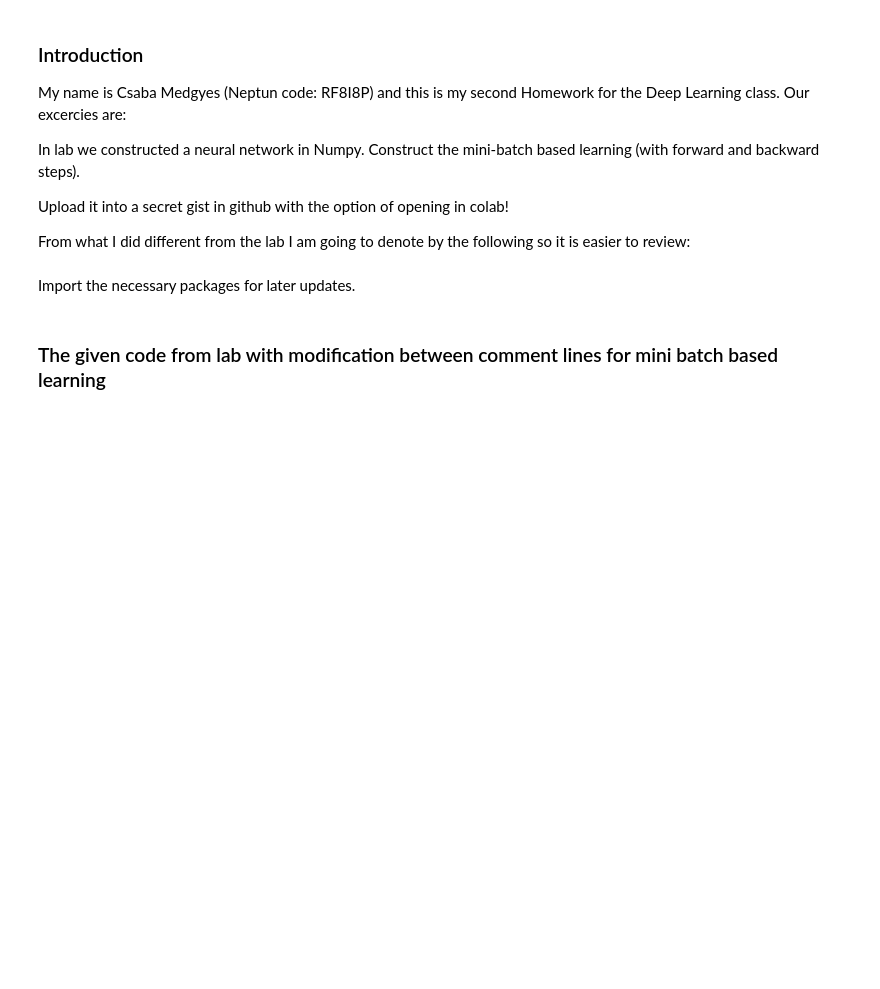
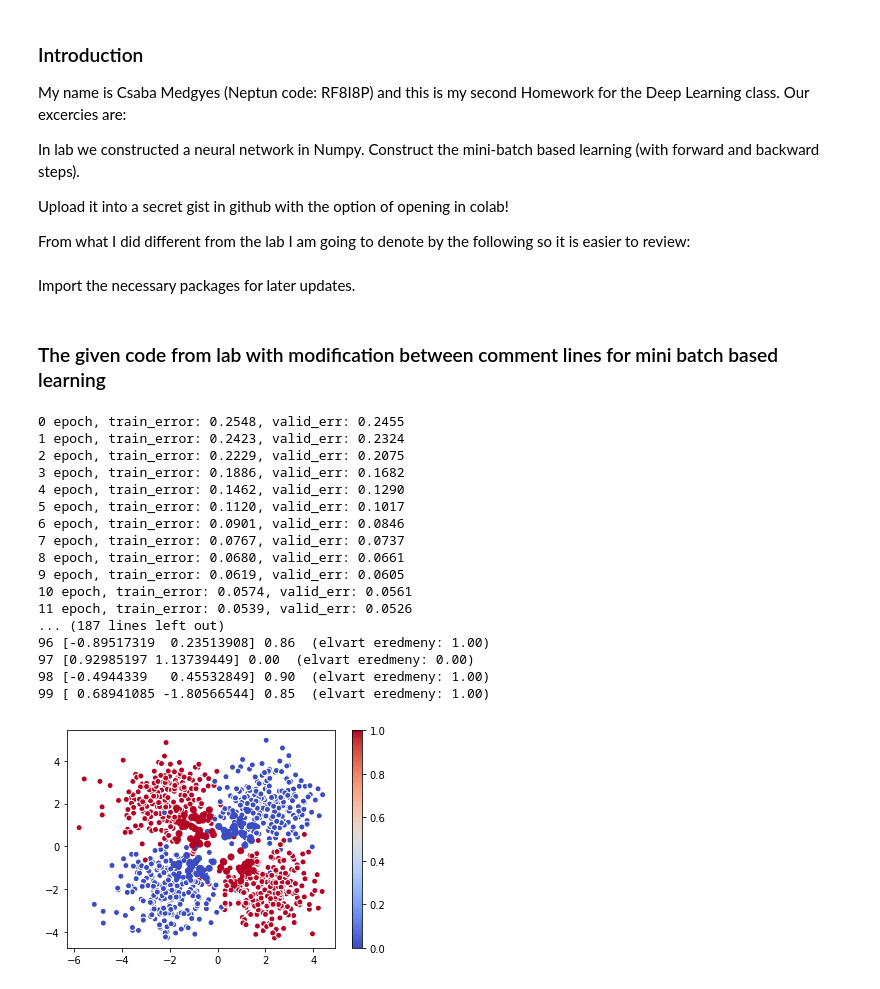
Before and after one commit to csabamedgyes/DL_HW2_RF8I8P, a Jupyter notebook: medcsab_dl_hw2.ipynb, the cells around one changed output. Cells and saved outputs as stored; diff of their text form; code cells hidden in the pictures; blank space fills up the shorter version.

```diff
--- a/medcsab_dl_hw2.ipynb
+++ b/medcsab_dl_hw2.ipynb
@@ -164,7 +164,7 @@ class MLP:
 
     #MODIFICATION END
 # %%
-def learn(network, X, Y, valid_split, test_split, writer, epochs=20, lrate=0.1, batch_size = 32):
+def learn(network, X, Y, valid_split, test_split, epochs=20, lrate=0.1, batch_size = 32):
 
         # train-validation-test minták különválasztása
         nb_samples = len(Y)
@@ -253,3 +253,62 @@ def learn(network, X, Y, valid_split, test_split, writer, epochs=20, lrate=0.1,
         test_err /= X_test.shape[0]
 
         plt.scatter(X_test[:,0], X_test[:,1], c=np.round(o_test[:]), cmap=plt.cm.coolwarm)
+# %%
+network = MLP(2,10,1)
+
+#this is the same as in the second notebook of practice
+
+# Tanító, validációs és teszt adatok megadása a rendszernek (zajjal terhelt XOR adatok)
+def get_2d_normal(nb_samples, loc=[0,0], scale=1.0, label=0, X=None, Y=None):
+        """
+        2D normál eloszlás mintavételezésével generál pontokat a megadott középpont körül és állít elő címkéket tartalmazó tömböt hozzájuk.
+        Ha X, Y-ban megadunk egy "adathalmazt" mely tartalmaz már pontokat, a generált pontokat konkatenálja a meglévőkhöz.
+        """
+        X_new = np.random.normal(loc, scale, (nb_samples, 2))
+        Y_new = np.repeat(label, nb_samples)
+        if X is not None and Y is not None:
+            X_new = np.concatenate([X, X_new], axis=0)
+            Y_new = np.concatenate([Y, Y_new], axis=0)
+        return X_new, Y_new
+
+
+def get_dataset(nb_samples=1000):
+    X, Y = get_2d_normal(nb_samples//4, [2, 2],   label=0)
+    X, Y = get_2d_normal(nb_samples//4, [-2, -2], label=0, X=X, Y=Y)
+    X, Y = get_2d_normal(nb_samples//4, [2, -2],  label=1, X=X, Y=Y)
+    X, Y = get_2d_normal(nb_samples//4, [-2, 2],  label=1, X=X, Y=Y)
+
+    randperm = np.random.permutation(len(X))
+    X, Y = X[randperm], Y[randperm]
+    return X, Y
+
+
+
+X,Y = get_dataset()
+
+plt.scatter(X[:,0],X[:,1],c=Y[:], cmap=plt.cm.coolwarm, linewidth=1, edgecolors='w', vmin=0, vmax=1)
+plt.colorbar();
+
+
+network.reset()
+valid_split = 0.2; test_split = 0.1
+learn(network, X, Y, valid_split, test_split, batch_size=4, epochs=100)
+# %% [output]
+0 epoch, train_error: 0.2548, valid_err: 0.2455
+1 epoch, train_error: 0.2423, valid_err: 0.2324
+2 epoch, train_error: 0.2229, valid_err: 0.2075
+3 epoch, train_error: 0.1886, valid_err: 0.1682
+4 epoch, train_error: 0.1462, valid_err: 0.1290
+5 epoch, train_error: 0.1120, valid_err: 0.1017
+6 epoch, train_error: 0.0901, valid_err: 0.0846
+7 epoch, train_error: 0.0767, valid_err: 0.0737
+8 epoch, train_error: 0.0680, valid_err: 0.0661
+9 epoch, train_error: 0.0619, valid_err: 0.0605
+10 epoch, train_error: 0.0574, valid_err: 0.0561
+11 epoch, train_error: 0.0539, valid_err: 0.0526
+... (187 lines left out)
+96 [-0.89517319  0.23513908] 0.86  (elvart eredmeny: 1.00)
+97 [0.92985197 1.13739449] 0.00  (elvart eredmeny: 0.00)
+98 [-0.4944339   0.45532849] 0.90  (elvart eredmeny: 1.00)
+99 [ 0.68941085 -1.80566544] 0.85  (elvart eredmeny: 1.00)
+[figure, added]
```
